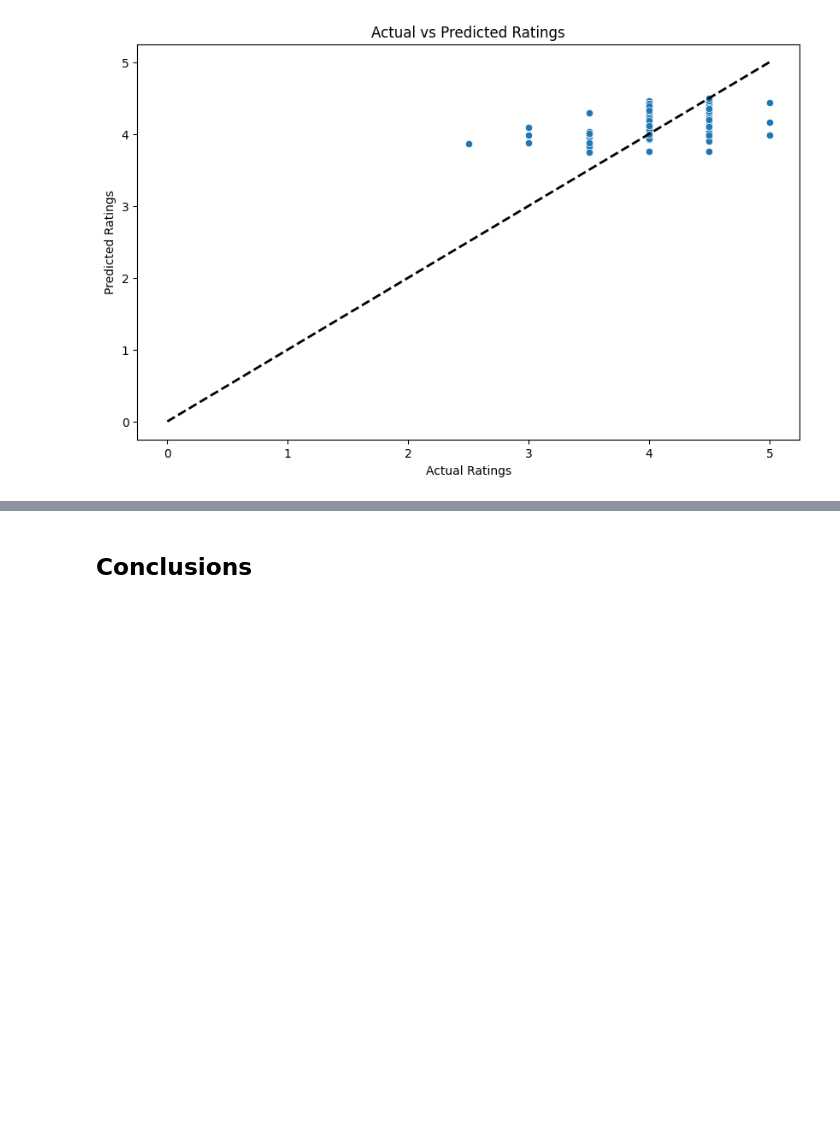
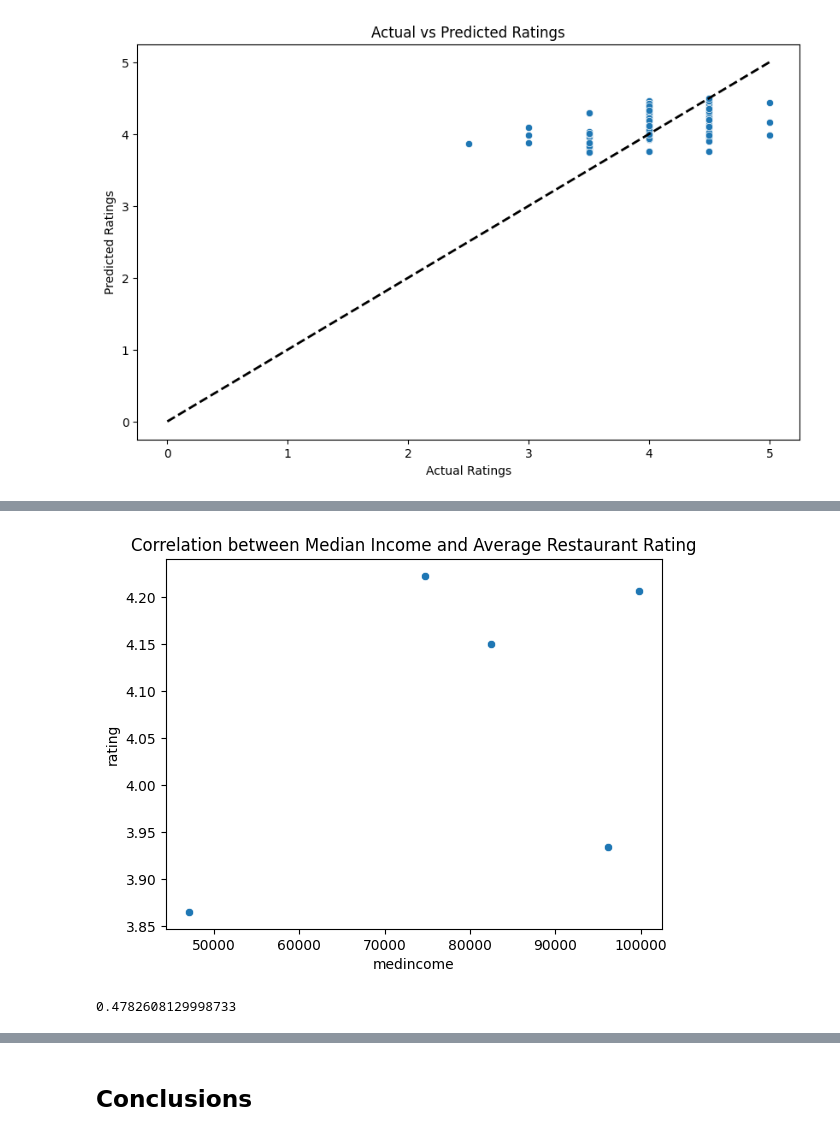
Before and after one commit to benbesthof/goodrestaurants, a Jupyter notebook: restaurants_analysis.ipynb, the cells around one changed output, grey strips where cells are left out. Drawn from its saved outputs; the diff is of its cells as text; code cells hidden in the pictures; blank space fills up the shorter version.

```diff
--- a/restaurants_analysis.ipynb
+++ b/restaurants_analysis.ipynb
@@ -454,0 +468,7 @@ demographic_influences = analyze_demographic_influences(df_restaurants)
+# %%
+
+# Analyze correlation between economic status and restaurant types
+modeling.analyze_economic_status_correlation()
+# %% [output]
+[figure, added]
+0.4782608129998733
```
Also changed, not shown: parts of 6 cells of this notebook.
